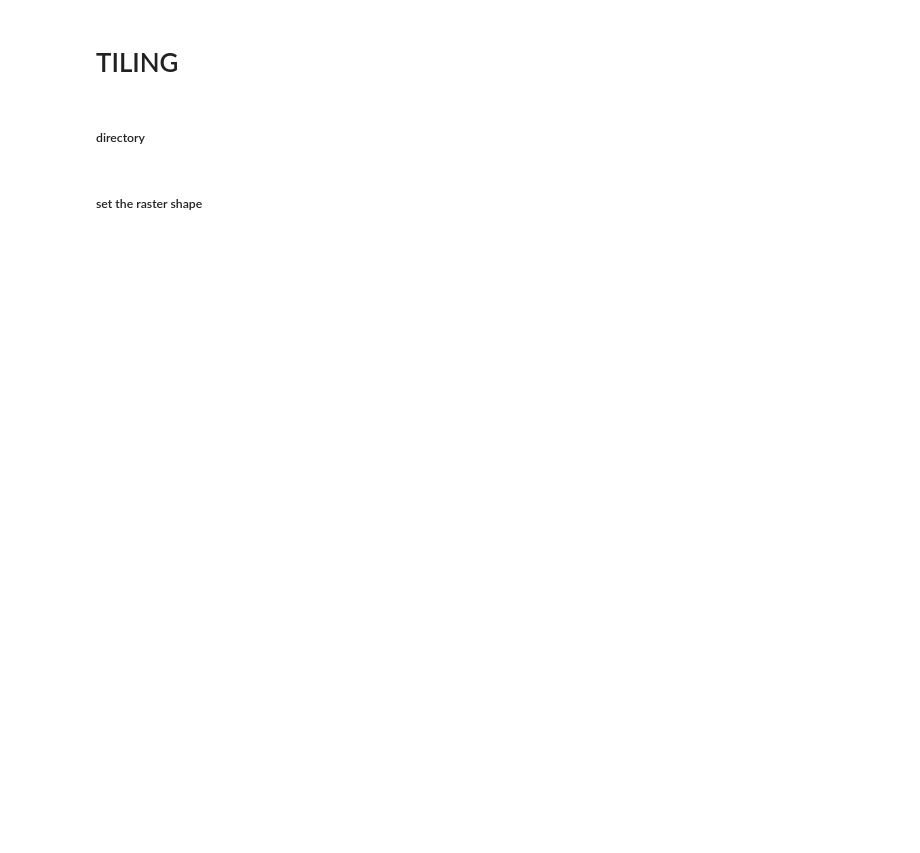
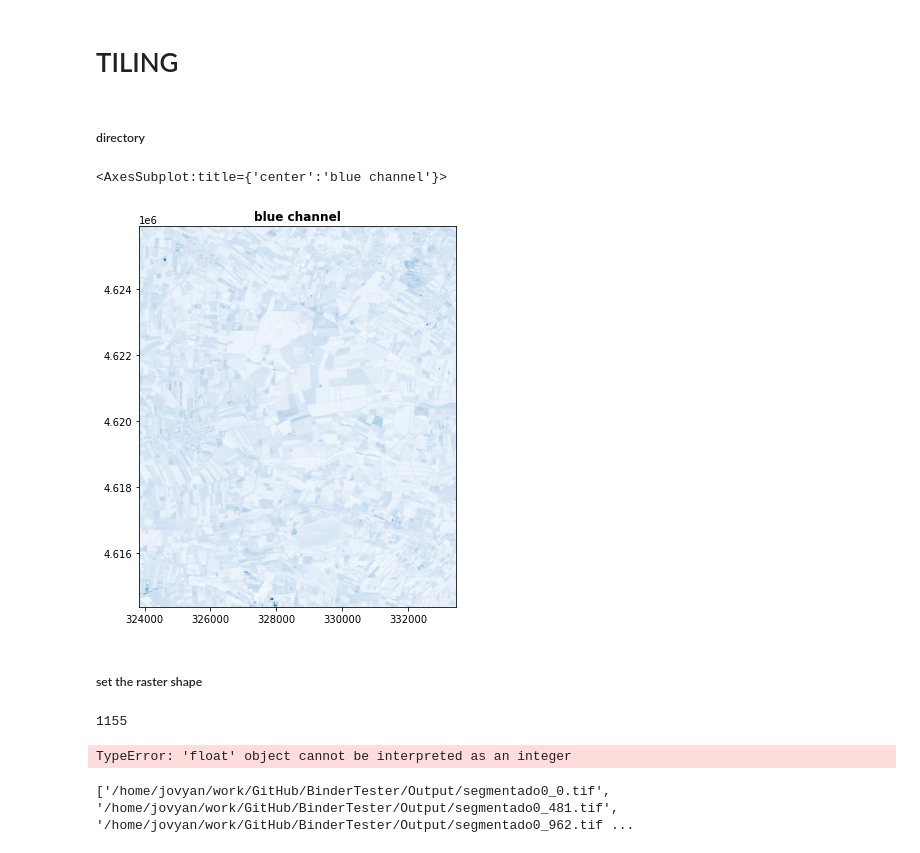
Before and after one commit to mavsonnen/BinderTester, a Jupyter notebook: 2_Tiling.ipynb, the cells around one changed output. Cells and saved outputs as stored; diff of their text form; code cells hidden in the pictures; blank space fills up the shorter version.

```diff
--- a/2_Tiling.ipynb
+++ b/2_Tiling.ipynb
@@ -8,25 +12,46 @@ import gdal
 ##### directory
 # %%
 #Place the image or images to make the tiling (routes)
-in_directory = '/home/jovyan/imagenes/'
+dir = os.getcwd()
+in_directory = dir + '/imagenes/'
 in_rastername = 'B3.tif'
 
-in_directoryout = '/home/jovyan/Output/'
+on_directoryout = dir + '/Output/'
 out_rastername = 'segmentado'
+# %%
+full_data = rasterio.open(in_directory + 'B3.tif')
+fig, (axb) = plt.subplots(1,1, figsize=(21,7))
+show((full_data, 1), ax=axb, cmap='Blues', title='blue channel')
+# %% [output]
+<AxesSubplot:title={'center':'blue channel'}>
+[figure, added]
 # %% [markdown]
 ##### set the raster shape
 # %%
 #Place the desired size of the tiling, you need consult
-sizeinx = 2745
-sizeiny = 2745
+sizeiny = 481
+sizeinx = 577
 
 #open and Choose band and opcions the program
 ds = gdal.Open(in_directory+ in_rastername)
 band = ds.GetRasterBand(1)
 xsize = band.XSize
 ysize = band.YSize
+# sizeiny = ysize/5
+# sizeinx = xsize/5
+# %% [output]
+1155
 # %%
 for i in range(0, xsize, sizeinx):
     for j in range(0, ysize, sizeiny):
-        com_str = "gdal_translate -of GTIFF -srcwin " + str(i)+ ", " + str(j) + ", " + str(sizeinx) + ", " + str(sizeiny) + " " + str  (in_directory) + str(in_rastername) + " " + str(in_directoryout) + str(out_rastername) + str(i) + "_" + str(j) + ".tif"
+        com_str = "gdal_translate -of GTIFF -srcwin " + str(i)+ ", " + str(j) + ", " + str(sizeinx) + ", " + str(sizeiny) + " " + str  (in_directory) + str(in_rastername) + " " + str(on_directoryout) + str(out_rastername) + str(i) + "_" + str(j) + ".tif"
         os.system(com_str)
+# %% [output]
+TypeError: 'float' object cannot be interpreted as an integer
+# %%
+criteria =  "segmentado*.tif"
+p = os.path.join(on_directoryout, criteria)
+list_files  =  glob.glob(p)
+print(list_files)
+# %% [output]
+['/home/jovyan/work/GitHub/BinderTester/Output/segmentado0_0.tif', '/home/jovyan/work/GitHub/BinderTester/Output/segmentado0_481.tif', '/home/jovyan/work/GitHub/BinderTester/Output/segmentado0_962.tif ...
```
Also changed, not shown: parts of 2 cells of this notebook, 14 other files.
